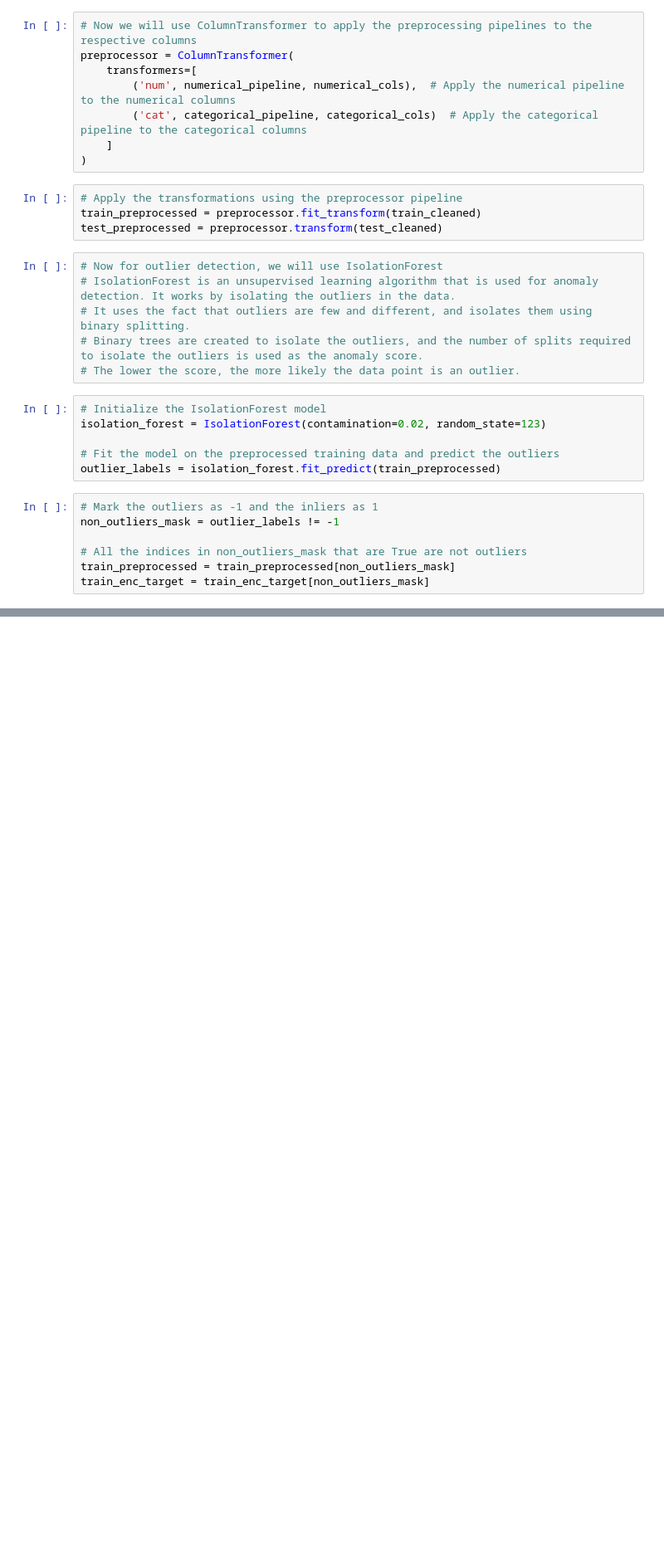
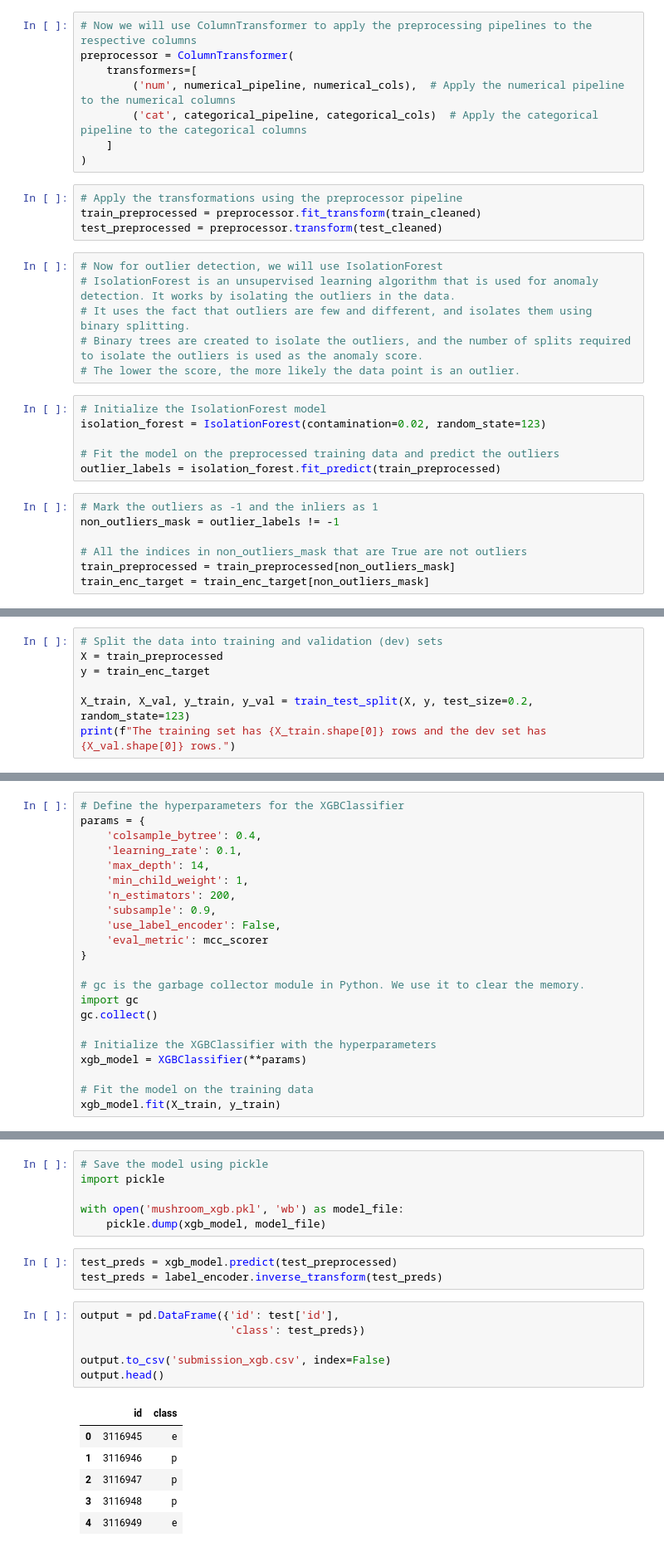
Before and after one commit to aevnum/binary-mushroom-prediction-kaggle-s4e8, a Jupyter notebook: mushroom_prediction.ipynb, the cells around one changed output, grey strips where cells are left out. Shown at 83% size. Saved outputs shown, nothing was run; the diff lists cells and outputs as text; blank space fills up the shorter version.

Commit message:
feat: Used the XGBoost classifier to make predictions

```diff
--- a/mushroom_prediction.ipynb
+++ b/mushroom_prediction.ipynb
@@ -287,0 +295,7 @@ train_enc_target = train_enc_target[non_outliers_mask]
+# %%
+# Split the data into training and validation (dev) sets
+X = train_preprocessed
+y = train_enc_target
+
+X_train, X_val, y_train, y_val = train_test_split(X, y, test_size=0.2, random_state=123)
+print(f"The training set has {X_train.shape[0]} rows and the dev set has {X_val.shape[0]} rows.")
@@ -287,0 +345,22 @@ train_enc_target = train_enc_target[non_outliers_mask]
+# %%
+# Define the hyperparameters for the XGBClassifier
+params = {
+    'colsample_bytree': 0.4,
+    'learning_rate': 0.1,
+    'max_depth': 14,
+    'min_child_weight': 1,
+    'n_estimators': 200,
+    'subsample': 0.9,
+    'use_label_encoder': False,
+    'eval_metric': mcc_scorer
+}
+
+# gc is the garbage collector module in Python. We use it to clear the memory.
+import gc
+gc.collect()
+
+# Initialize the XGBClassifier with the hyperparameters
+xgb_model = XGBClassifier(**params)
+
+# Fit the model on the training data
+xgb_model.fit(X_train, y_train)
@@ -287,0 +423,22 @@ train_enc_target = train_enc_target[non_outliers_mask]
+# %%
+# Save the model using pickle
+import pickle
+
+with open('mushroom_xgb.pkl', 'wb') as model_file:
+    pickle.dump(xgb_model, model_file)
+# %%
+test_preds = xgb_model.predict(test_preprocessed)
+test_preds = label_encoder.inverse_transform(test_preds)
+# %%
+output = pd.DataFrame({'id': test['id'],
+                       'class': test_preds})
+
+output.to_csv('submission_xgb.csv', index=False)
+output.head()
+# %% [output]
+|  | id | class |
+| 0 | 3116945 | e |
+| 1 | 3116946 | p |
+| 2 | 3116947 | p |
+| 3 | 3116948 | p |
+| 4 | 3116949 | e |
```
Also changed, not shown: parts of 12 cells of this notebook.
